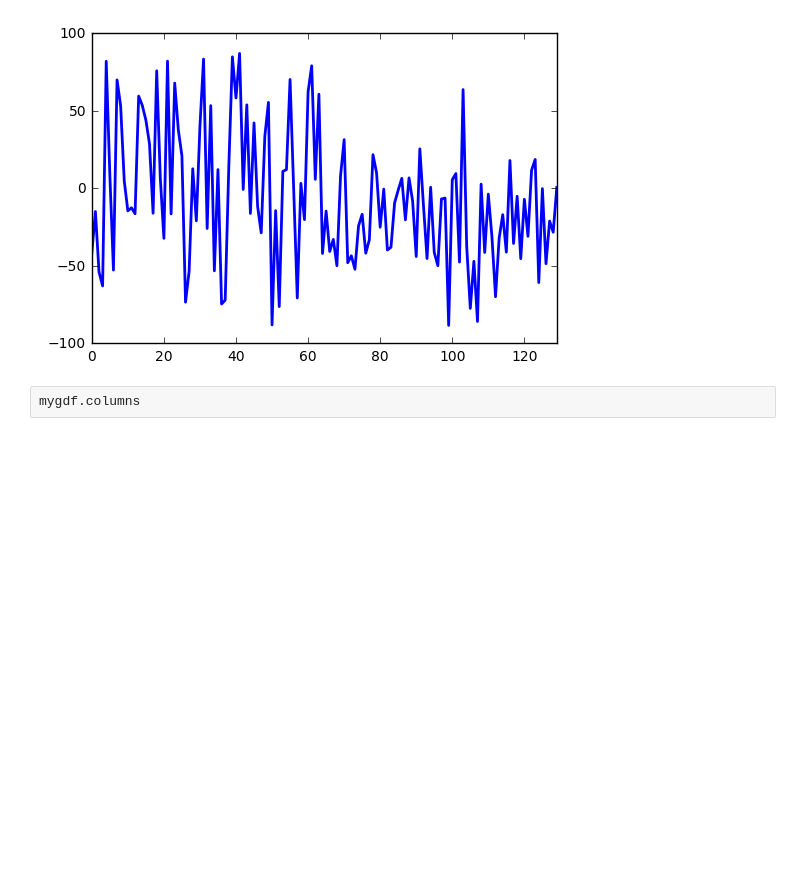
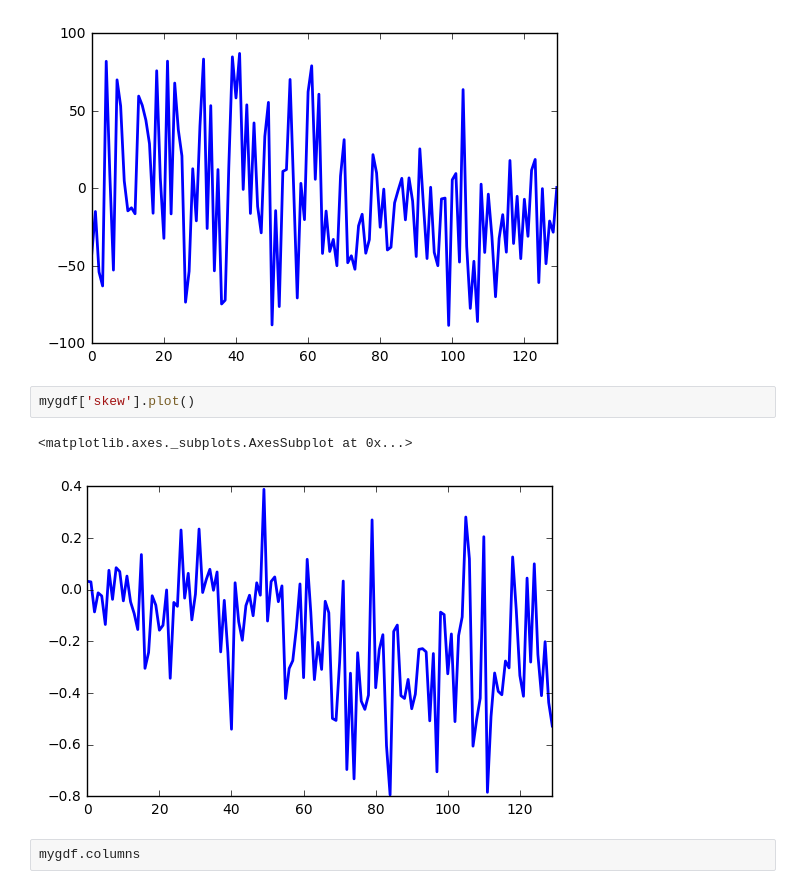
Before and after one commit to MTgeophysics/mtpy, a Jupyter notebook: examples/notebooks/geopandas_csv2shp.ipynb, the cells around one changed output. Saved outputs shown, nothing was run; the diff lists cells and outputs as text; blank space fills up the shorter version.

```diff
--- a/examples/notebooks/geopandas_csv2shp.ipynb
+++ b/examples/notebooks/geopandas_csv2shp.ipynb
@@ -76,6 +76,11 @@ mygdf['azimuth'].plot()
 # %% [output]
 <matplotlib.axes._subplots.AxesSubplot at 0x...>
 [figure]
+# %%
+mygdf['skew'].plot()
+# %% [output]
+<matplotlib.axes._subplots.AxesSubplot at 0x...>
+[figure, added]
 # %%
 mygdf.columns
 # %% [output]
```
Also changed, not shown: 5 other files.
